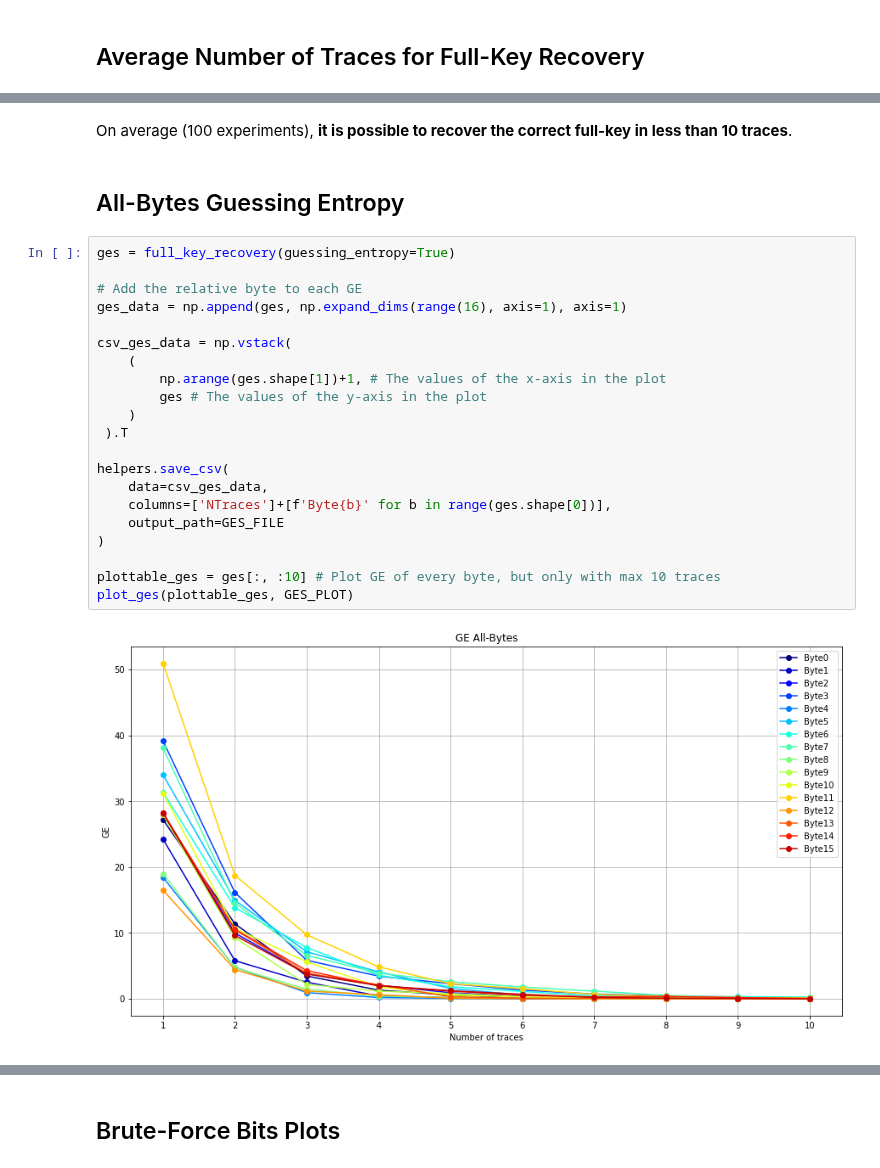
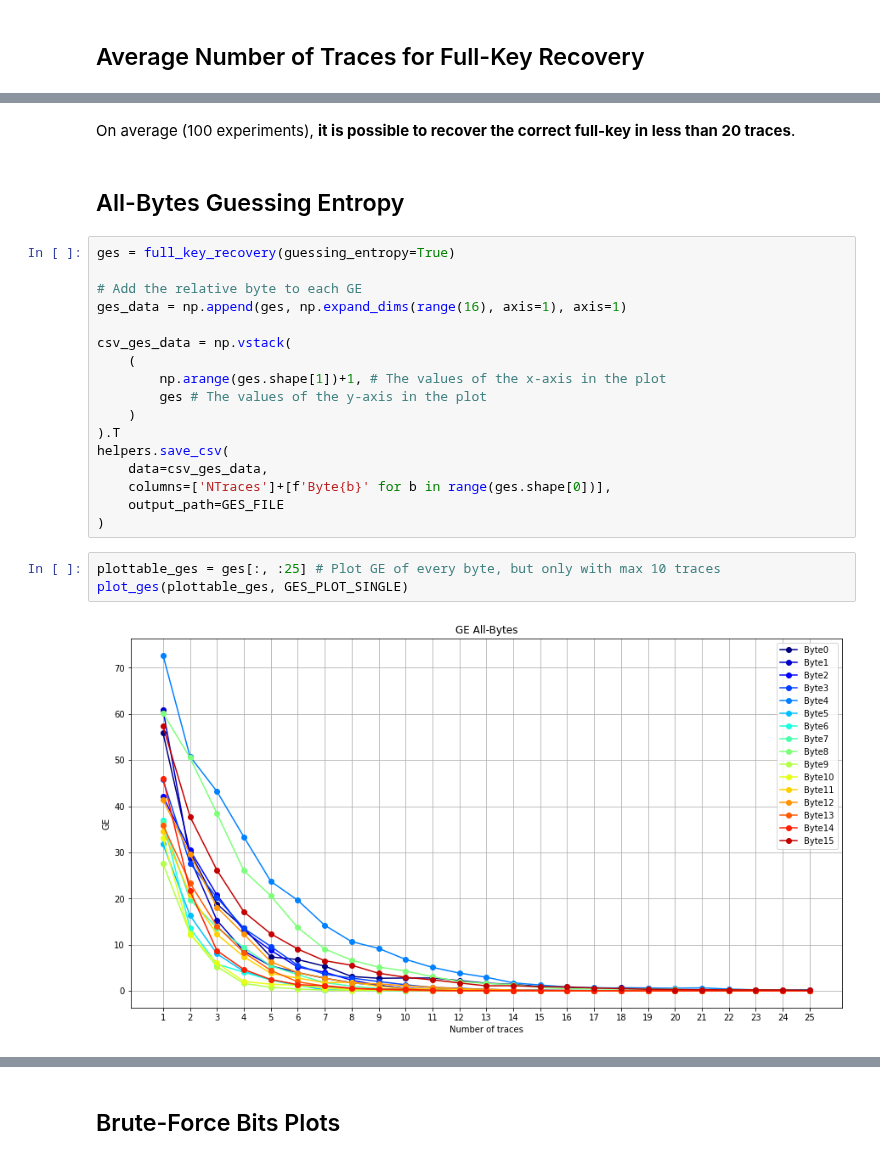
Before and after one commit to luca-castellazzi/EfficientTraining_DLSCA, a Jupyter notebook: notebooks/full_key_recovery.ipynb, the cells around one changed output, grey strips where cells are left out. Drawn from its saved outputs; the diff is of its cells as text.

```diff
--- a/notebooks/full_key_recovery.ipynb
+++ b/notebooks/full_key_recovery.ipynb
@@ -312,5 +332,5 @@ Average Number of Traces for Full-Key Recovery: 9.21
 # %% [markdown]
-On average (100 experiments), **it is possible to recover the correct full-key in less than 10 traces**.
+On average (100 experiments), **it is possible to recover the correct full-key in less than 20 traces**.
 # %% [markdown]
 ## All-Bytes Guessing Entropy
 # %%
@@ -324,16 +344,15 @@ csv_ges_data = np.vstack(
         np.arange(ges.shape[1])+1, # The values of the x-axis in the plot
         ges # The values of the y-axis in the plot
     )
- ).T
-
+).T
 helpers.save_csv(
     data=csv_ges_data,
     columns=['NTraces']+[f'Byte{b}' for b in range(ges.shape[0])],
     output_path=GES_FILE
 )
-
-plottable_ges = ges[:, :10] # Plot GE of every byte, but only with max 10 traces
-plot_ges(plottable_ges, GES_PLOT)
-# %% [output]
-[figure, removed]
+# %%
+plottable_ges = ges[:, :25] # Plot GE of every byte, but only with max 10 traces
+plot_ges(plottable_ges, GES_PLOT_SINGLE)
+# %% [output]
+[figure, added]
 # %%
```
Also changed, not shown: parts of 11 cells of this notebook, 3 other files.
